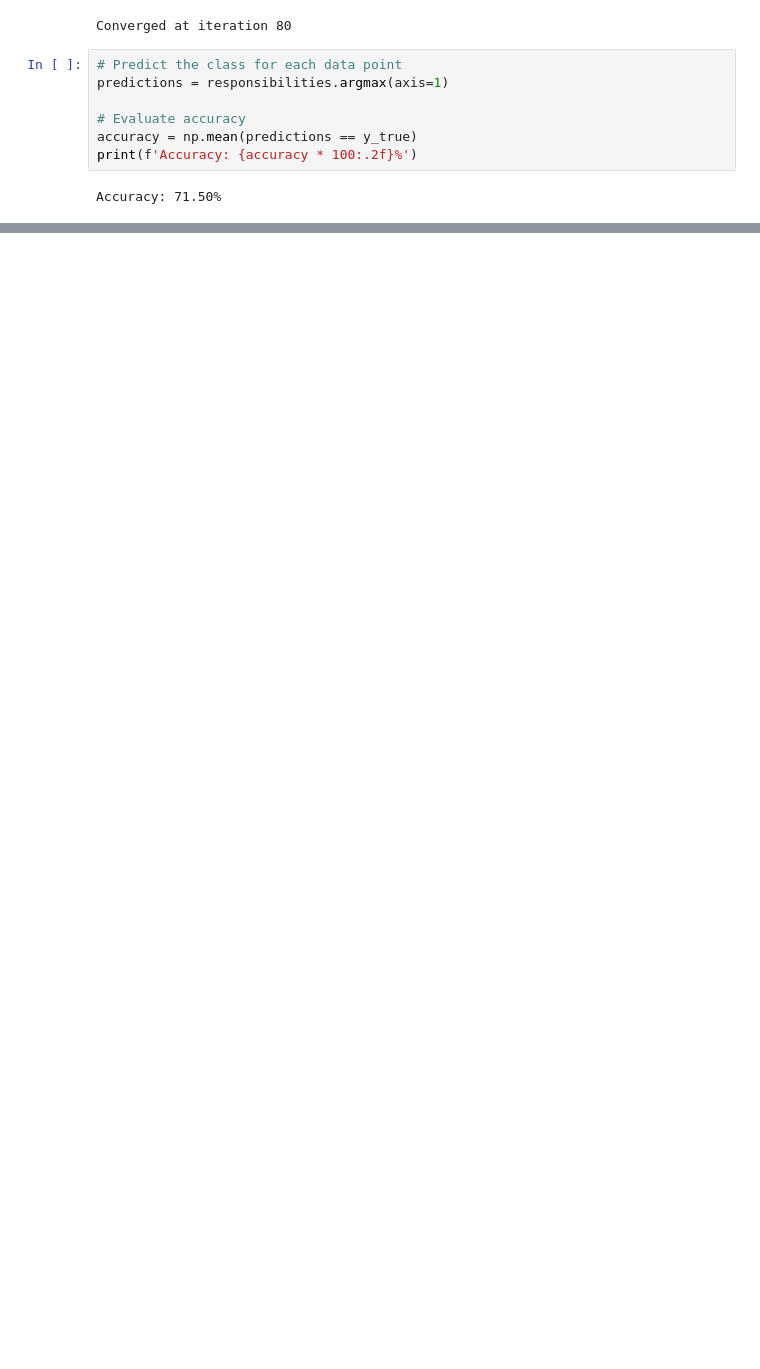
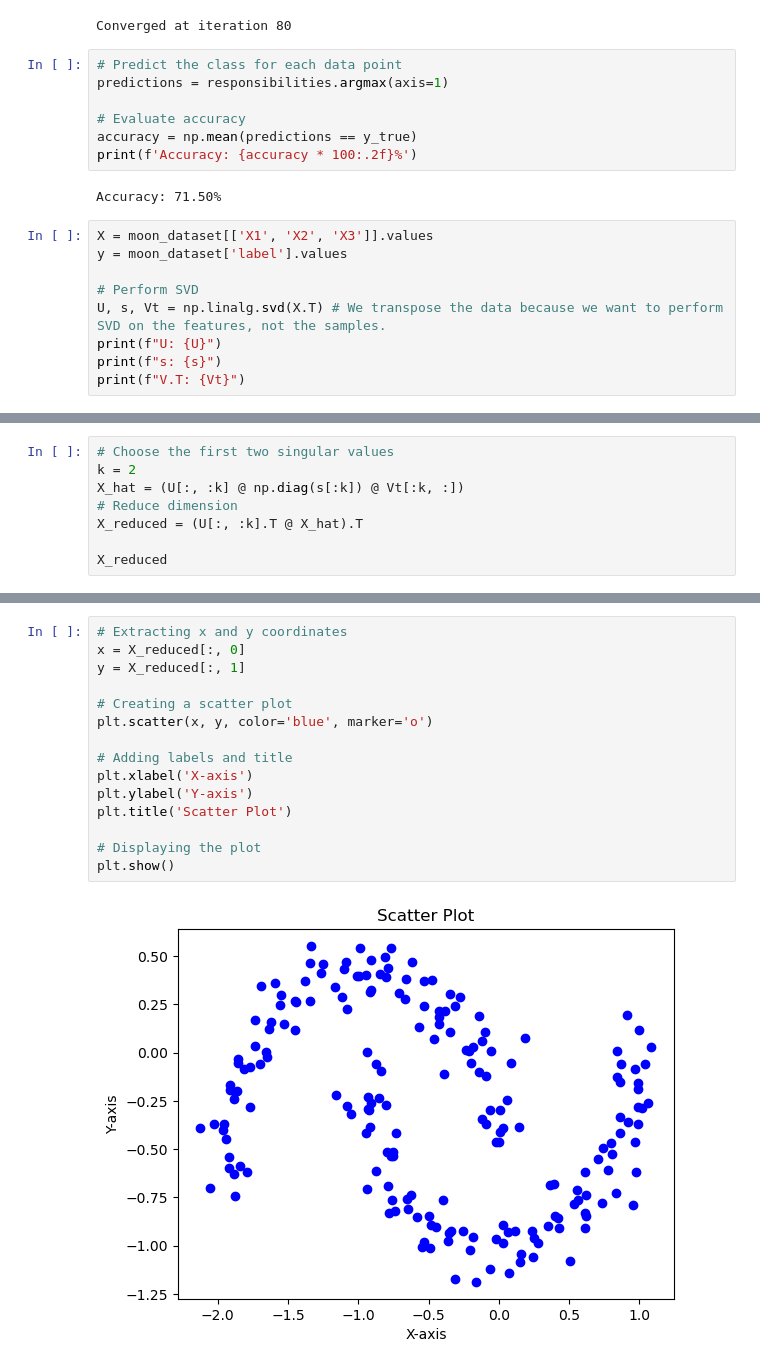
Before and after one commit to Mohit-Marfatia/ML-Lab, a Jupyter notebook: Untitled.ipynb, the cells around one changed output, grey strips where cells are left out. Drawn from its saved outputs; the diff is of its cells as text; blank space fills up the shorter version.

```diff
--- a/Untitled.ipynb
+++ b/Untitled.ipynb
@@ -160,3 +160,12 @@ accuracy = np.mean(predictions == y_true)
 print(f'Accuracy: {accuracy * 100:.2f}%')
 # %% [output]
 Accuracy: 71.50%
+# %%
+X = moon_dataset[['X1', 'X2', 'X3']].values
+y = moon_dataset['label'].values
+
+# Perform SVD
+U, s, Vt = np.linalg.svd(X.T) # We transpose the data because we want to perform SVD on the features, not the samples.
+print(f"U: {U}")
+print(f"s: {s}")
+print(f"V.T: {Vt}")
@@ -162,0 +190,8 @@ Accuracy: 71.50%
+# %%
+# Choose the first two singular values
+k = 2
+X_hat = (U[:, :k] @ np.diag(s[:k]) @ Vt[:k, :])
+# Reduce dimension
+X_reduced = (U[:, :k].T @ X_hat).T
+
+X_reduced
@@ -162,0 +216,17 @@ Accuracy: 71.50%
+# %%
+# Extracting x and y coordinates
+x = X_reduced[:, 0]
+y = X_reduced[:, 1]
+
+# Creating a scatter plot
+plt.scatter(x, y, color='blue', marker='o')
+
+# Adding labels and title
+plt.xlabel('X-axis')
+plt.ylabel('Y-axis')
+plt.title('Scatter Plot')
+
+# Displaying the plot
+plt.show()
+# %% [output]
+[figure, added]
```
Also changed, not shown: parts of 13 cells of this notebook, 12 other files.
